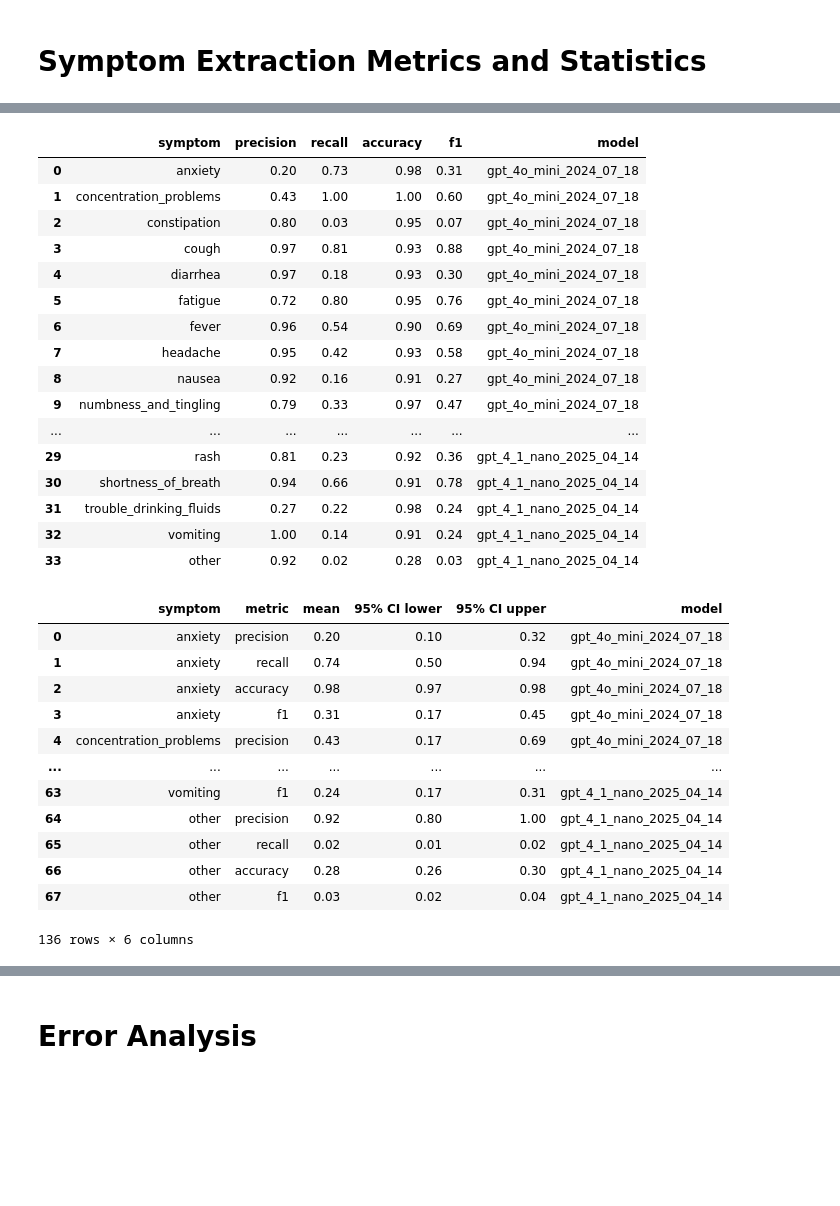
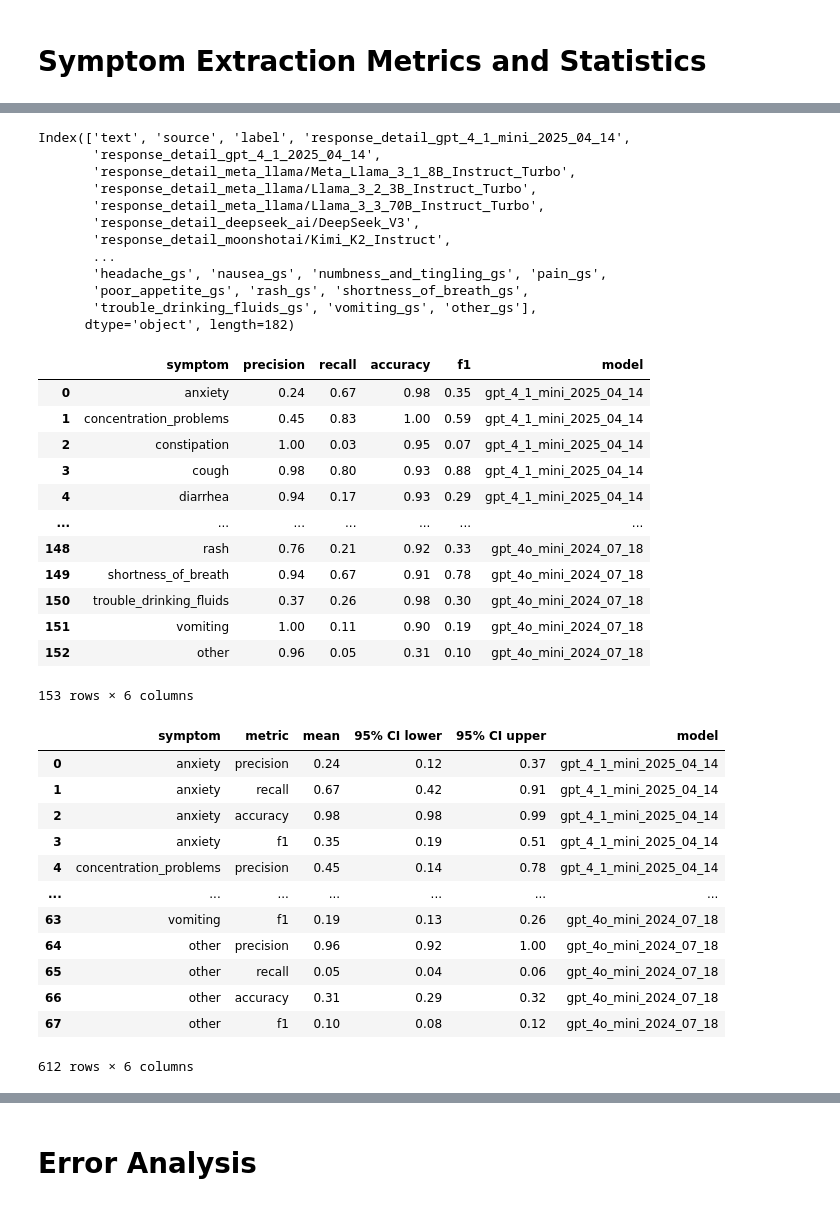
Before and after one commit to lindvalllab/symptom-extraction-demo, a Jupyter notebook: demo.ipynb, the cells around one changed output, grey strips where cells are left out. Cells and saved outputs as stored; diff of their text form; code cells hidden in the pictures; blank space fills up the shorter version.

```diff
--- a/demo.ipynb
+++ b/demo.ipynb
@@ -453,5 +496,5 @@ fig_df.head(10)
 import pandas as pd
 
 # load status data with predictions
-data = pd.read_csv('responses/detail_responses.csv')
+data = pd.read_csv('responses/detail_responses_all.csv')
 data.head()
@@ -481,56 +531,65 @@ data.head()
+# %%
+data.columns
+# %% [output]
+Index(['text', 'source', 'label', 'response_detail_gpt_4_1_mini_2025_04_14',
+       'response_detail_gpt_4_1_2025_04_14',
+       'response_detail_meta_llama/Meta_Llama_3_1_8B_Instruct_Turbo',
+       'response_detail_meta_llama/Llama_3_2_3B_Instruct_Turbo',
+       'response_detail_meta_llama/Llama_3_3_70B_Instruct_Turbo',
+       'response_detail_deepseek_ai/DeepSeek_V3',
+       'response_detail_moonshotai/Kimi_K2_Instruct',
+       ...
+       'headache_gs', 'nausea_gs', 'numbness_and_tingling_gs', 'pain_gs',
+       'poor_appetite_gs', 'rash_gs', 'shortness_of_breath_gs',
+       'trouble_drinking_fluids_gs', 'vomiting_gs', 'other_gs'],
+      dtype='object', length=182)
 # %%
 from src.metrics import calculate_model_metrics, combine_metrics_df
 
 
 models = [
-    "gpt_4o_mini_2024_07_18",
-    "gpt_4_1_nano_2025_04_14"
+    "gpt_4_1_mini_2025_04_14","gpt_4_1_2025_04_14","meta_llama/Meta_Llama_3_1_8B_Instruct_Turbo", "meta_llama/Llama_3_2_3B_Instruct_Turbo","meta_llama/Llama_3_3_70B_Instruct_Turbo","deepseek_ai/DeepSeek_V3", "moonshotai/Kimi_K2_Instruct", "gpt_4_1_nano_2025_04_14", "gpt_4o_mini_2024_07_18"
 ]
 standardized_symptoms=[
     'anxiety', 'concentration_problems', 'constipation', 'cough', 'diarrhea', 'fatigue',
     'fever', 'headache', 'nausea', 'numbness_and_tingling', 'pain', 'poor_appetite',
     'rash', 'shortness_of_breath', 'trouble_drinking_fluids', 'vomiting', 'other'
 ]
 
 # Calculate metrics
 all_metrics = calculate_model_metrics(
     data,
     models=models,
     standardized_symptoms=standardized_symptoms,
 )
 
 # Combine metrics into a single DataFrame
 combined_df = combine_metrics_df(
     all_metrics, models
 ).round(2)
 
 # Display the combined DataFrame
 combined_df
 # %% [output]
 |  | symptom | precision | recall | accuracy | f1 | model |
-| 0 | anxiety | 0.20 | 0.73 | 0.98 | 0.31 | gpt_4o_mini_2024_07_18 |
-| 1 | concentration_problems | 0.43 | 1.00 | 1.00 | 0.60 | gpt_4o_mini_2024_07_18 |
-| 2 | constipation | 0.80 | 0.03 | 0.95 | 0.07 | gpt_4o_mini_2024_07_18 |
-| 3 | cough | 0.97 | 0.81 | 0.93 | 0.88 | gpt_4o_mini_2024_07_18 |
-| 4 | diarrhea | 0.97 | 0.18 | 0.93 | 0.30 | gpt_4o_mini_2024_07_18 |
-| 5 | fatigue | 0.72 | 0.80 | 0.95 | 0.76 | gpt_4o_mini_2024_07_18 |
-| 6 | fever | 0.96 | 0.54 | 0.90 | 0.69 | gpt_4o_mini_2024_07_18 |
-| 7 | headache | 0.95 | 0.42 | 0.93 | 0.58 | gpt_4o_mini_2024_07_18 |
-| 8 | nausea | 0.92 | 0.16 | 0.91 | 0.27 | gpt_4o_mini_2024_07_18 |
-| 9 | numbness_and_tingling | 0.79 | 0.33 | 0.97 | 0.47 | gpt_4o_mini_2024_07_18 |
+| 0 | anxiety | 0.24 | 0.67 | 0.98 | 0.35 | gpt_4_1_mini_2025_04_14 |
+| 1 | concentration_problems | 0.45 | 0.83 | 1.00 | 0.59 | gpt_4_1_mini_2025_04_14 |
+| 2 | constipation | 1.00 | 0.03 | 0.95 | 0.07 | gpt_4_1_mini_2025_04_14 |
+| 3 | cough | 0.98 | 0.80 | 0.93 | 0.88 | gpt_4_1_mini_2025_04_14 |
+| 4 | diarrhea | 0.94 | 0.17 | 0.93 | 0.29 | gpt_4_1_mini_2025_04_14 |
 | ... | ... | ... | ... | ... | ... | ... |
-| 29 | rash | 0.81 | 0.23 | 0.92 | 0.36 | gpt_4_1_nano_2025_04_14 |
-| 30 | shortness_of_breath | 0.94 | 0.66 | 0.91 | 0.78 | gpt_4_1_nano_2025_04_14 |
-| 31 | trouble_drinking_fluids | 0.27 | 0.22 | 0.98 | 0.24 | gpt_4_1_nano_2025_04_14 |
-| 32 | vomiting | 1.00 | 0.14 | 0.91 | 0.24 | gpt_4_1_nano_2025_04_14 |
-| 33 | other | 0.92 | 0.02 | 0.28 | 0.03 | gpt_4_1_nano_2025_04_14 |
+| 148 | rash | 0.76 | 0.21 | 0.92 | 0.33 | gpt_4o_mini_2024_07_18 |
+| 149 | shortness_of_breath | 0.94 | 0.67 | 0.91 | 0.78 | gpt_4o_mini_2024_07_18 |
+| 150 | trouble_drinking_fluids | 0.37 | 0.26 | 0.98 | 0.30 | gpt_4o_mini_2024_07_18 |
+| 151 | vomiting | 1.00 | 0.11 | 0.90 | 0.19 | gpt_4o_mini_2024_07_18 |
+| 152 | other | 0.96 | 0.05 | 0.31 | 0.10 | gpt_4o_mini_2024_07_18 |
+153 rows × 6 columns
 # %%
 from src.metrics import calculate_model_metrics_with_bootstrap, combine_bootstrapped_metrics_df
 
 
 models = [
-    "gpt_4o_mini_2024_07_18",
-    "gpt_4_1_nano_2025_04_14"
+    "gpt_4_1_mini_2025_04_14","gpt_4_1_2025_04_14","meta_llama/Meta_Llama_3_1_8B_Instruct_Turbo", "meta_llama/Llama_3_2_3B_Instruct_Turbo","meta_llama/Llama_3_3_70B_Instruct_Turbo","deepseek_ai/DeepSeek_V3", "moonshotai/Kimi_K2_Instruct", "gpt_4_1_nano_2025_04_14", "gpt_4o_mini_2024_07_18"
 ]
 standardized_symptoms=[
     'anxiety', 'concentration_problems', 'constipation', 'cough', 'diarrhea', 'fatigue',
@@ -548,18 +607,18 @@ combined_df = combine_bootstrapped_metrics_df(all_metrics, models).round(2)
 combined_df
 # %% [output]
 |  | symptom | metric | mean | 95% CI lower | 95% CI upper | model |
-| 0 | anxiety | precision | 0.20 | 0.10 | 0.32 | gpt_4o_mini_2024_07_18 |
-| 1 | anxiety | recall | 0.74 | 0.50 | 0.94 | gpt_4o_mini_2024_07_18 |
-| 2 | anxiety | accuracy | 0.98 | 0.97 | 0.98 | gpt_4o_mini_2024_07_18 |
-| 3 | anxiety | f1 | 0.31 | 0.17 | 0.45 | gpt_4o_mini_2024_07_18 |
-| 4 | concentration_problems | precision | 0.43 | 0.17 | 0.69 | gpt_4o_mini_2024_07_18 |
+| 0 | anxiety | precision | 0.24 | 0.12 | 0.37 | gpt_4_1_mini_2025_04_14 |
+| 1 | anxiety | recall | 0.67 | 0.42 | 0.91 | gpt_4_1_mini_2025_04_14 |
+| 2 | anxiety | accuracy | 0.98 | 0.98 | 0.99 | gpt_4_1_mini_2025_04_14 |
+| 3 | anxiety | f1 | 0.35 | 0.19 | 0.51 | gpt_4_1_mini_2025_04_14 |
+| 4 | concentration_problems | precision | 0.45 | 0.14 | 0.78 | gpt_4_1_mini_2025_04_14 |
 | ... | ... | ... | ... | ... | ... | ... |
-| 63 | vomiting | f1 | 0.24 | 0.17 | 0.31 | gpt_4_1_nano_2025_04_14 |
-| 64 | other | precision | 0.92 | 0.80 | 1.00 | gpt_4_1_nano_2025_04_14 |
-| 65 | other | recall | 0.02 | 0.01 | 0.02 | gpt_4_1_nano_2025_04_14 |
-| 66 | other | accuracy | 0.28 | 0.26 | 0.30 | gpt_4_1_nano_2025_04_14 |
-| 67 | other | f1 | 0.03 | 0.02 | 0.04 | gpt_4_1_nano_2025_04_14 |
+| 63 | vomiting | f1 | 0.19 | 0.13 | 0.26 | gpt_4o_mini_2024_07_18 |
+| 64 | other | precision | 0.96 | 0.92 | 1.00 | gpt_4o_mini_2024_07_18 |
+| 65 | other | recall | 0.05 | 0.04 | 0.06 | gpt_4o_mini_2024_07_18 |
+| 66 | other | accuracy | 0.31 | 0.29 | 0.32 | gpt_4o_mini_2024_07_18 |
+| 67 | other | f1 | 0.10 | 0.08 | 0.12 | gpt_4o_mini_2024_07_18 |
-136 rows × 6 columns
+612 rows × 6 columns
 # %%
 from src.metrics import create_symptom_df_from_df
 
```
Also changed, not shown: parts of 21 cells of this notebook, 12 other files.
